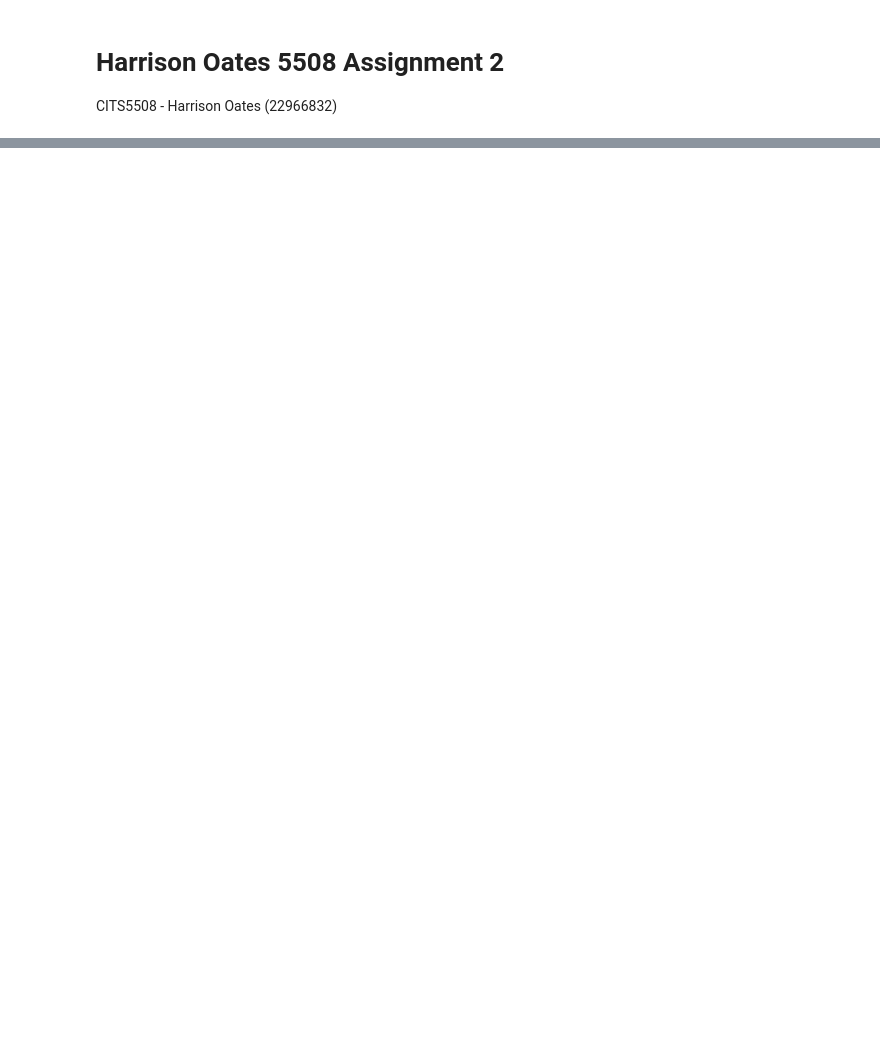
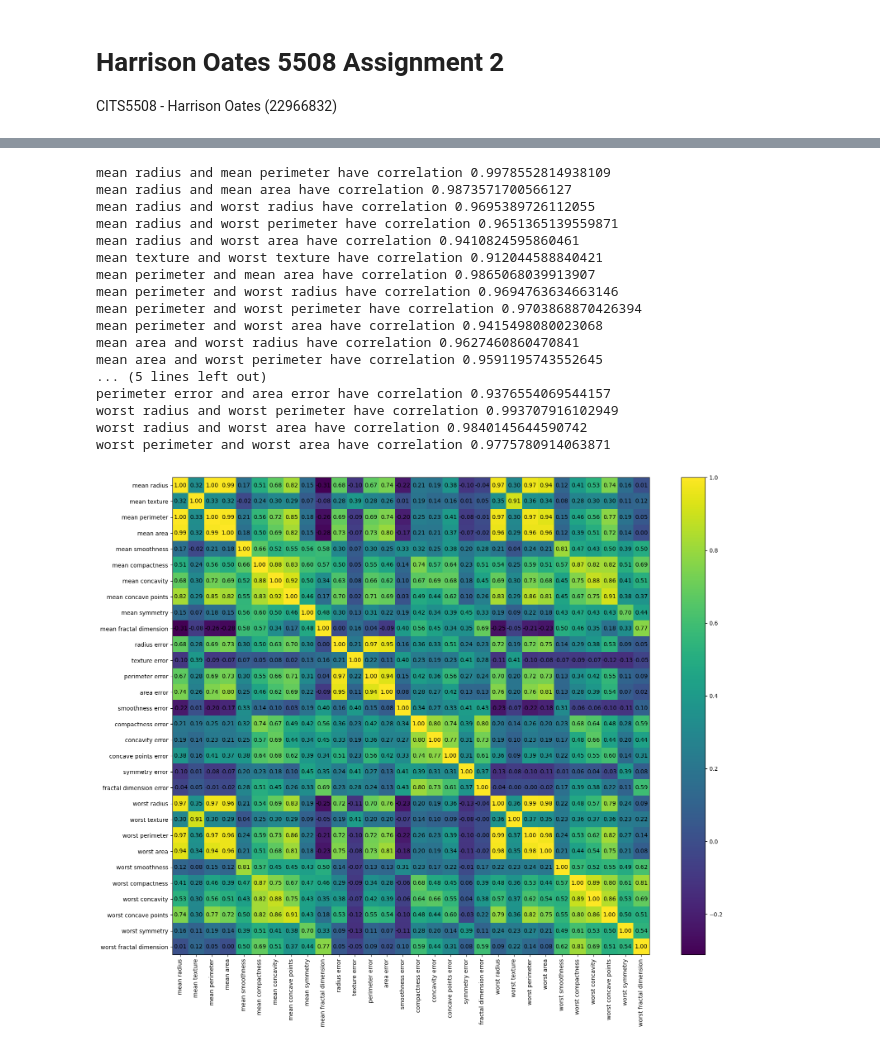
Before and after one commit to Oatesha/Machine-Learning, a Jupyter notebook: Assign 2/assignment2.ipynb, the cells around one changed output, grey strips where cells are left out. Cells and saved outputs as stored; diff of their text form; code cells hidden in the pictures; blank space fills up the shorter version.

```diff
--- a/Assign 2/assignment2.ipynb
+++ b/Assign 2/assignment2.ipynb
@@ -26,20 +35,0 @@ print(y.shape)
-# %%
-
-
-data_df = pd.DataFrame(data.data, columns=data.feature_names)
-data_df['target'] = data.target
-
-# Select a subset of features for visualization
-selected_features = data_df.columns[:5]
-
-# Create scatter plots for each pair of features
-fig, ax = plt.subplots(len(selected_features), len(selected_features), figsize=(15, 15))
-
-for i, feature_i in enumerate(selected_features):
-    for j, feature_j in enumerate(selected_features):
-        ax[i, j].scatter(data_df[feature_i], data_df[feature_j], c=data_df['target'], alpha=0.5)
-        ax[i, j].set_xlabel(feature_i)
-        ax[i, j].set_ylabel(feature_j)
-
-plt.tight_layout()
-plt.show()
@@ -63,0 +97,50 @@ Test accuracy: 0.9418604651162791
+# %%
+
+def generate_heatmap(feature_matrix):
+
+    # Select all features for correlation calculation excluding the class vector column
+    selected_features = feature_matrix.columns[:-1]
+
+    # Calculate the correlation matrix
+    corr_matrix = feature_matrix[selected_features].corr()
+
+    # create heatmap of all correlations with values in the square of each heatmap cell
+    plt.figure(figsize=(20, 15))
+    plt.imshow(corr_matrix, cmap="viridis")
+    plt.xticks(range(len(selected_features)), selected_features, rotation=90)
+    plt.yticks(range(len(selected_features)), selected_features)
+
+    # Display the correlation values in each cell
+    for i in range(len(selected_features)):
+        for j in range(len(selected_features)):
+            plt.text(i, j, f"{corr_matrix.iloc[i, j]:.2f}", ha="center", va="center")
+
+    # print correlations between all features in the matrix that are greater than 0.9
+    for i in range(len(selected_features)):
+        for j in range(i + 1, len(selected_features)):
+            if corr_matrix.iloc[i, j] > 0.9:
+                print(f"{selected_features[i]} and {selected_features[j]} have correlation {corr_matrix.iloc[i, j]}")
+
+    plt.colorbar()
+    plt.show()
+
+generate_heatmap(feature_matrix_x)
+# %% [output]
+mean radius and mean perimeter have correlation 0.9978552814938109
+mean radius and mean area have correlation 0.9873571700566127
+mean radius and worst radius have correlation 0.9695389726112055
+mean radius and worst perimeter have correlation 0.9651365139559871
+mean radius and worst area have correlation 0.9410824595860461
+mean texture and worst texture have correlation 0.912044588840421
+mean perimeter and mean area have correlation 0.9865068039913907
+mean perimeter and worst radius have correlation 0.9694763634663146
+mean perimeter and worst perimeter have correlation 0.9703868870426394
+mean perimeter and worst area have correlation 0.9415498080023068
+mean area and worst radius have correlation 0.9627460860470841
+mean area and worst perimeter have correlation 0.9591195743552645
+... (5 lines left out)
+perimeter error and area error have correlation 0.9376554069544157
+worst radius and worst perimeter have correlation 0.993707916102949
+worst radius and worst area have correlation 0.9840145644590742
+worst perimeter and worst area have correlation 0.9775780914063871
+[figure, added]
```
Also changed, not shown: parts of 51 cells of this notebook, 11 other files.
